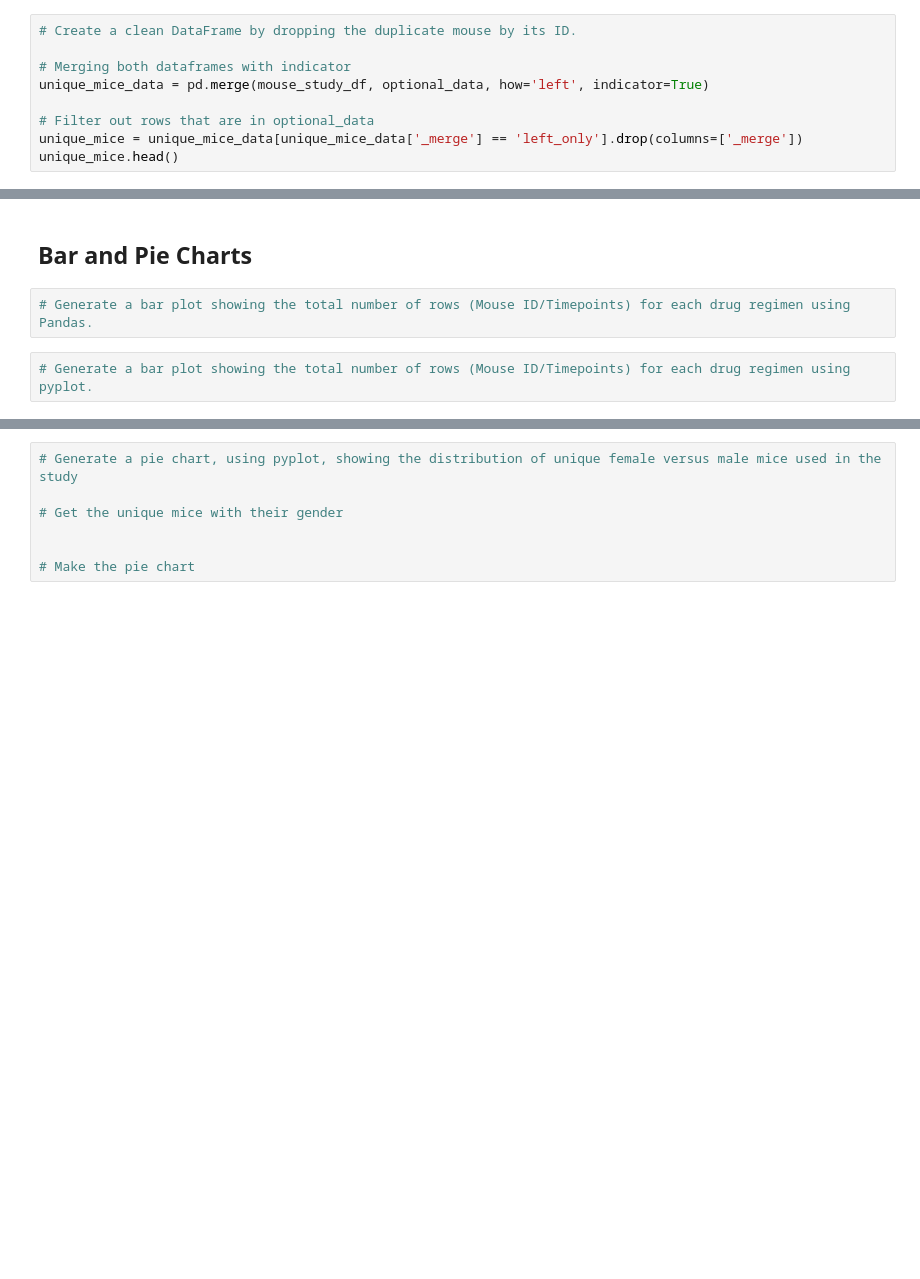
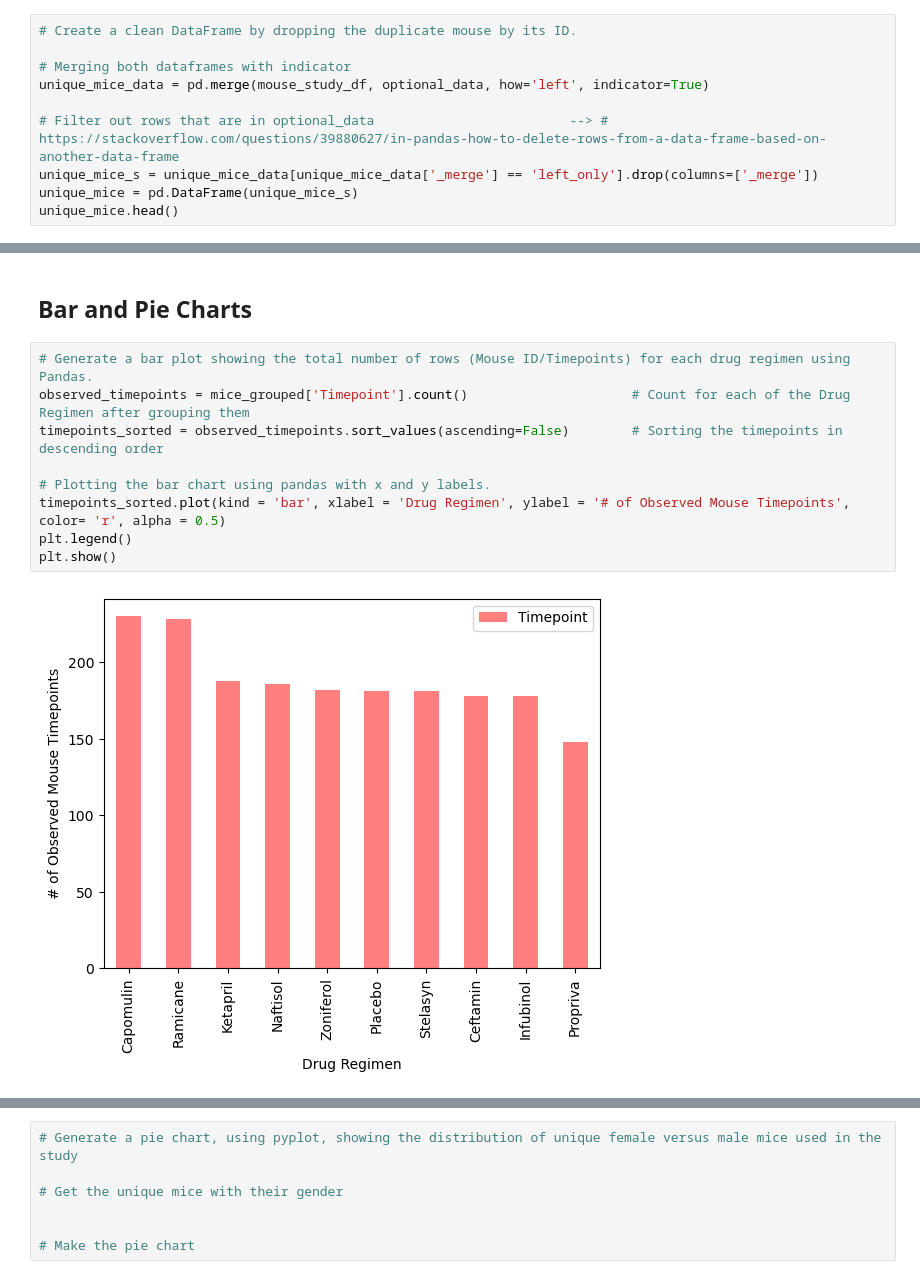
Before and after one commit to singhashishpal/Matplotlib-challenge, a Jupyter notebook: Pymaceuticals/pymaceuticals_starter.ipynb, the cells around one changed output, grey strips where cells are left out. Drawn from its saved outputs; the diff is of its cells as text; blank space fills up the shorter version.

```diff
--- a/Pymaceuticals/pymaceuticals_starter.ipynb
+++ b/Pymaceuticals/pymaceuticals_starter.ipynb
@@ -68,6 +68,7 @@ optional_data
 # Merging both dataframes with indicator
 unique_mice_data = pd.merge(mouse_study_df, optional_data, how='left', indicator=True)
 
-# Filter out rows that are in optional_data
-unique_mice = unique_mice_data[unique_mice_data['_merge'] == 'left_only'].drop(columns=['_merge'])
+# Filter out rows that are in optional_data                         --> # https://stackoverflow.com/questions/39880627/in-pandas-how-to-delete-rows-from-a-data-frame-based-on-another-data-frame
+unique_mice_s = unique_mice_data[unique_mice_data['_merge'] == 'left_only'].drop(columns=['_merge'])
+unique_mice = pd.DataFrame(unique_mice_s)
 unique_mice.head()
@@ -132,6 +156,13 @@ drug_regimen
 # %% [markdown]
 ## Bar and Pie Charts
-# %%
-# Generate a bar plot showing the total number of rows (Mouse ID/Timepoints) for each drug regimen using Pandas.
-# %%
-# Generate a bar plot showing the total number of rows (Mouse ID/Timepoints) for each drug regimen using pyplot.
+# %%
+# Generate a bar plot showing the total number of rows (Mouse ID/Timepoints) for each drug regimen using Pandas.
+observed_timepoints = mice_grouped['Timepoint'].count()                     # Count for each of the Drug Regimen after grouping them
+timepoints_sorted = observed_timepoints.sort_values(ascending=False)        # Sorting the timepoints in descending order
+
+# Plotting the bar chart using pandas with x and y labels.
+timepoints_sorted.plot(kind = 'bar', xlabel = 'Drug Regimen', ylabel = '# of Observed Mouse Timepoints', color= 'r', alpha = 0.5)
+plt.legend()
+plt.show()
+# %% [output]
+[figure, added]
```
Also changed, not shown: parts of 5 cells of this notebook.
